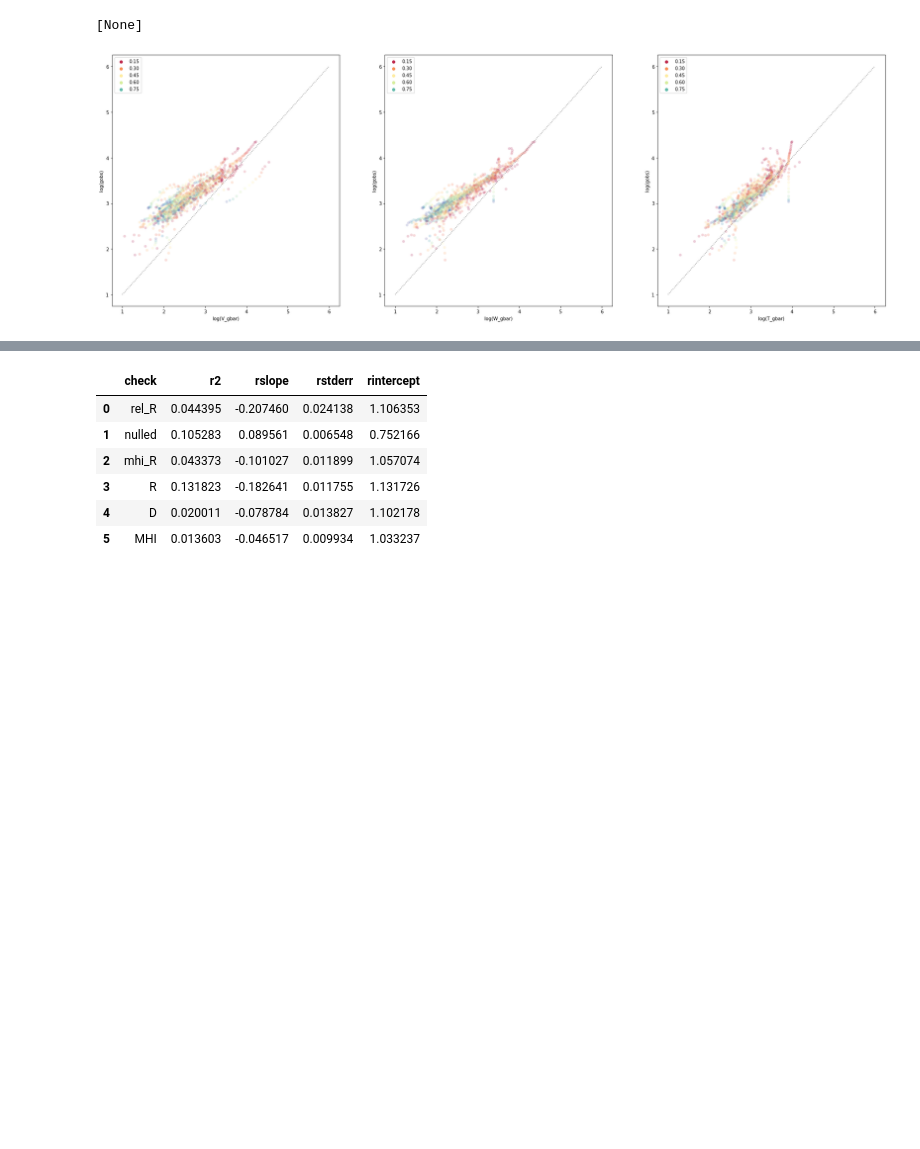
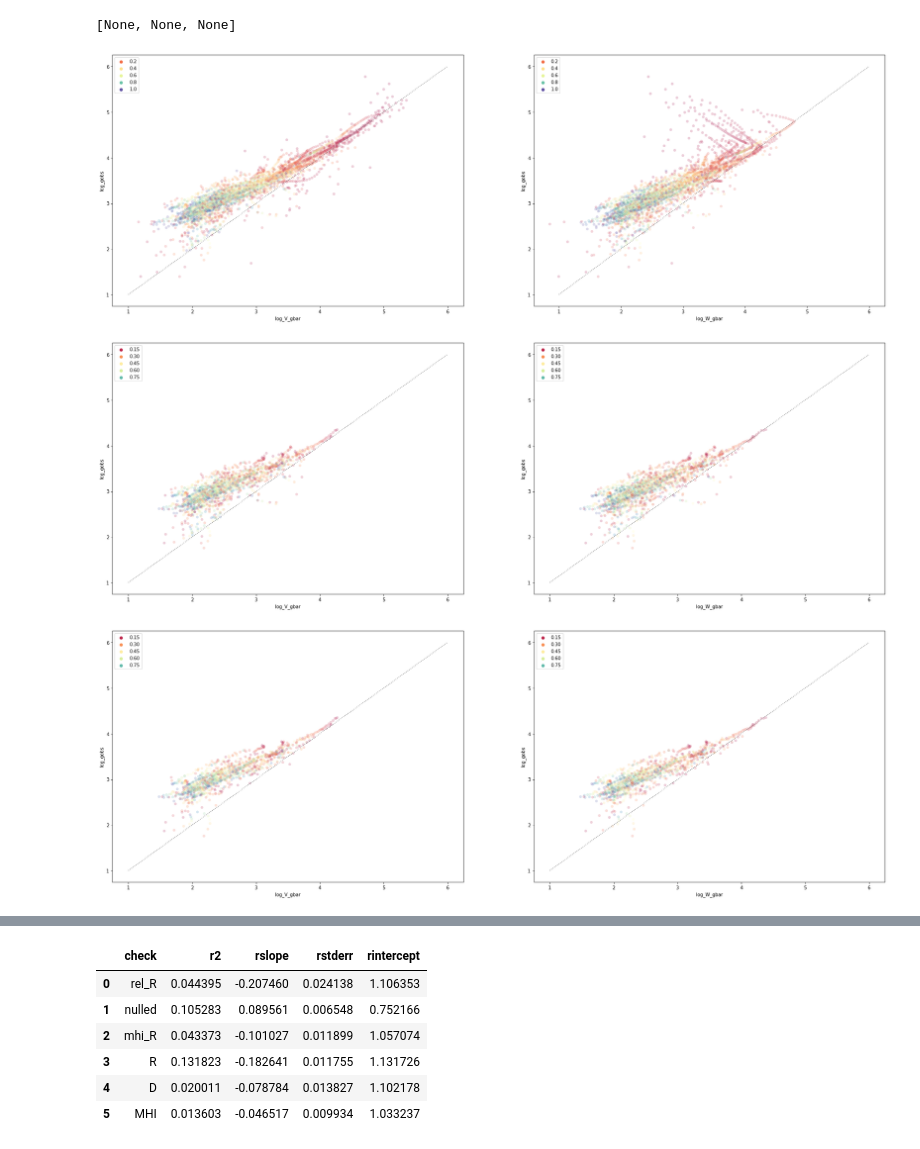
Before and after one commit to timjdavey/galactus, a Jupyter notebook: notebooks/Sparc RAR.ipynb, the cells around one changed output, grey strips where cells are left out. Drawn from its saved outputs; the diff is of its cells as text; code cells hidden in the pictures; blank space fills up the shorter version.

Commit message:
working on mcmc with much cleaner data at higher resolution

```diff
--- a/notebooks/Sparc RAR.ipynb
+++ b/notebooks/Sparc RAR.ipynb
@@ -10,2 +9,2 @@ from models.load import load_sparc, DIR
 # %%
-simulations = load_sparc(galaxy_list(), DIR+'rar_')
+full_df = load_analysis()
@@ -113,5 +11,4 @@ opt_filtered_df = curve_fit_entiredataset(filtered_df)
 # %%
-def filter_quality(df):
-    return df.query("Q<3").query("Inc>30").query("Inc<90").query("Vbul==0.0").query("rel_R>0.1").query("rel_R<0.9")
-
-filtered_df = filter_quality(full_df)
+filter_bad_simulation = full_df.query("Vbul==0.0").query("rel_R>0.1").query("rel_R<0.9")
+filter_bad_quality = filter_bad_simulation.query("Q<3").query("Inc<80").query("Inc>30")
+datasets = [full_df, filter_bad_simulation, filter_bad_quality, full_df.query('VWdiff<0.2'), full_df.query('VWdiff<0.5')]
@@ -160,2 +14,0 @@ meta_optimise_with_tau(filtered_df)
-# %%
-datasets = [opt_filtered_df,]
@@ -161,0 +17,11 @@ datasets = [opt_filtered_df,]
+# %%
+def plot_rar(df):
+    fig, axes = plt.subplots(1, 2, figsize=(30,10))
+    for i, iden in enumerate(('V', 'W')):
+        g = sns.scatterplot(data=df, x='log_%s_gbar' % iden, y='log_gobs', alpha=0.2, hue='rel_R', palette='Spectral', ax=axes[i])
+        #g.set(xscale="log", yscale="log")
+
+        line = [1,6]
+        sns.lineplot(x=line, y=line, color='grey', ax=axes[i], linestyle='dotted')
+
+[plot_rar(d) for d in datasets]
@@ -162,17 +35,19 @@ datasets = [opt_filtered_df,]
 # %%
 def plot_rar(df):
-    fig, axes = plt.subplots(1, 3, figsize=(30,10))
-    for i, iden in enumerate(('V', 'W', 'T')):
-        g = sns.scatterplot(data=df, x='log(%s_gbar)' % iden, y='log(gobs)', alpha=0.2, hue='rel_R', palette='Spectral', ax=axes[i])
+    fig, axes = plt.subplots(1, 2, figsize=(30,10))
+    for i, iden in enumerate(('V', 'W')):
+        g = sns.scatterplot(data=df, x='log_%s_gbar' % iden, y='log_gobs', alpha=0.2, hue='rel_R', palette='Spectral', ax=axes[i])
         #g.set(xscale="log", yscale="log")
 
         line = [1,6]
         sns.lineplot(x=line, y=line, color='grey', ax=axes[i], linestyle='dotted')
 
 [plot_rar(d) for d in datasets]
 # %% [output]
-[None]
+[None, None, None]
-[figure, old version]
+[figure, new version]
+[figure, added]
+[figure, added]
 # %%
 """
 OTHER CANDIDATES
```
Also changed, not shown: parts of 11 cells of this notebook, 7 other files.
